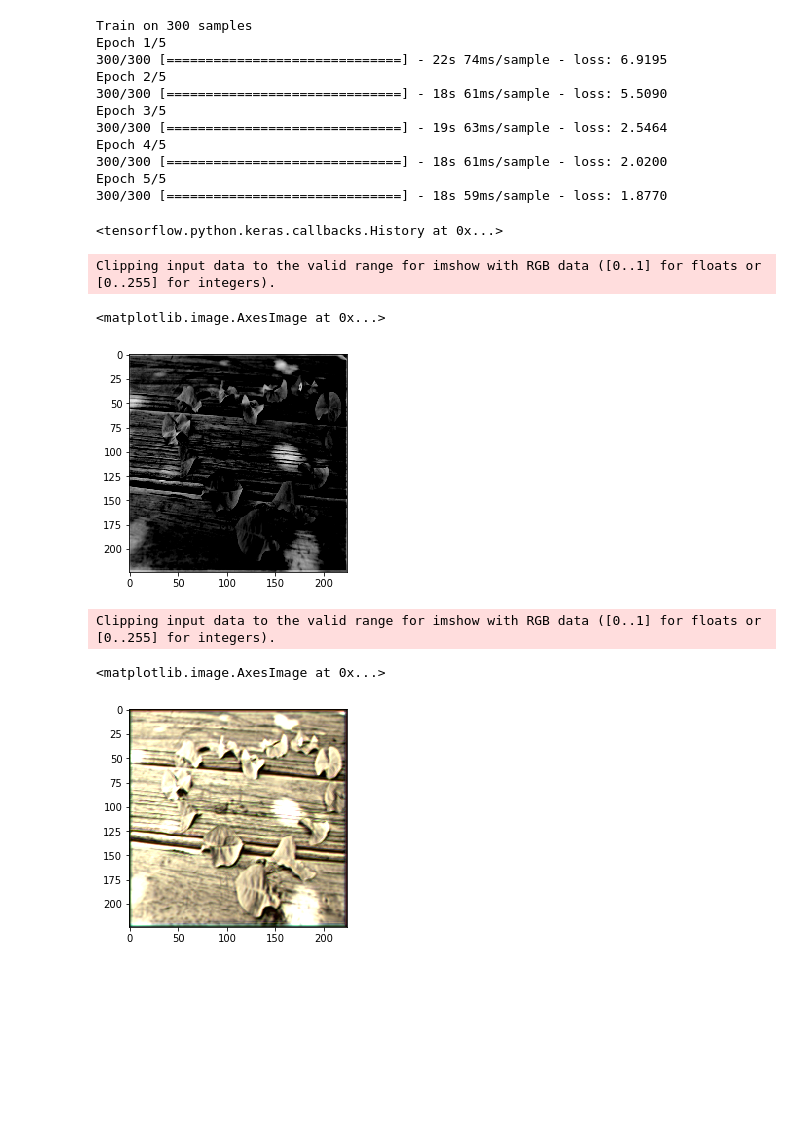
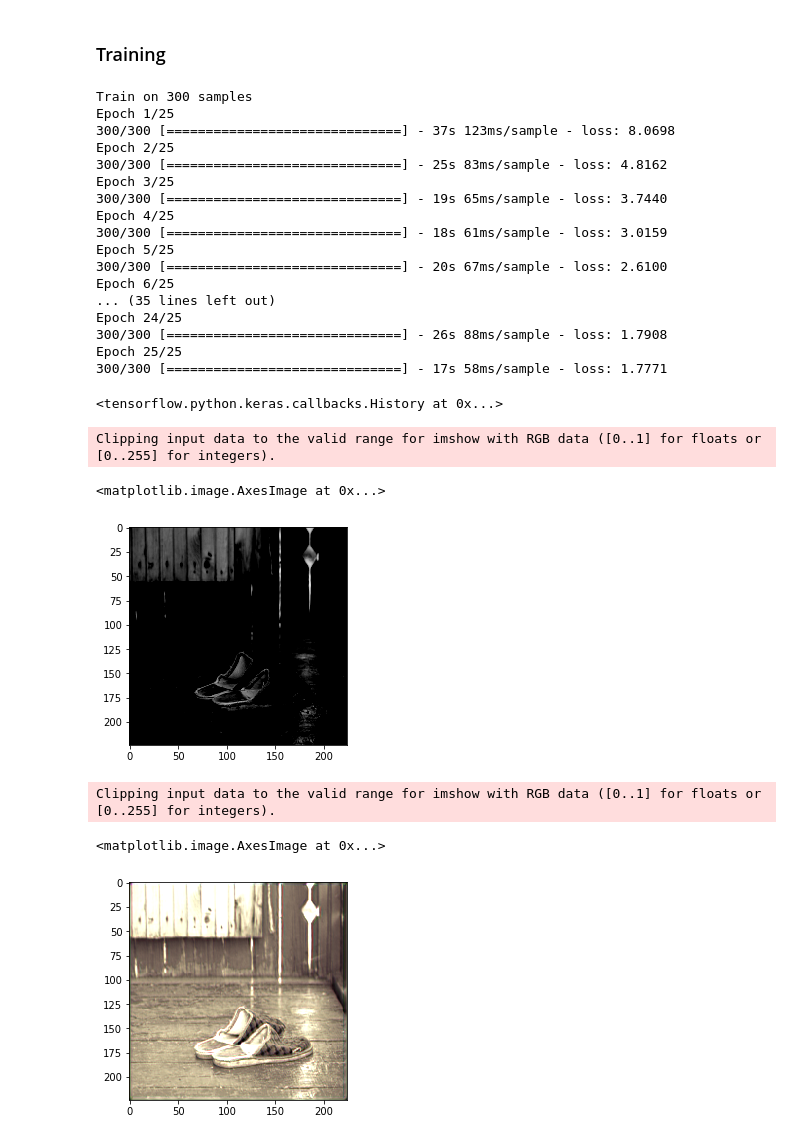
Before and after one commit to andrianhevalo/ImageColorizationCNN, a Jupyter notebook: ImageColorizationCNN.ipynb, the cells around one changed output. Saved outputs shown, nothing was run; the diff lists cells and outputs as text; code cells hidden in the pictures; blank space fills up the shorter version.

Commit message:
added training and normalization

```diff
--- a/ImageColorizationCNN.ipynb
+++ b/ImageColorizationCNN.ipynb
@@ -13,11 +23,11 @@ import tensorflow as tf
 images_gray = np.load('image-colorization/l/gray_scale.npy')
 images_lab = np.load('image-colorization/ab/ab/ab1.npy')
 # %%
-def pipe_line_img(gray_scale_imgs, batch_size = 100, preprocess_f = preprocess_input):
+def pipe_line_img(gray_scale_imgs, batch_size, preprocess_f = preprocess_input):
     imgs = np.zeros((batch_size, 224, 224, 3))
     for i in range(0, 3):
         imgs[:batch_size, :, :,i] = gray_scale_imgs[:batch_size]
     return preprocess_f(imgs)
 
-imgs_for_input = pipe_line_img(images_gray, batch_size = 300)
+imgs_for_input = pipe_line_img(images_gray, 300)
 # %%
@@ -50,51 +55,62 @@ def get_rbg_from_lab(gray_imgs, ab_imgs, n = 10):
 imgs_for_output = preprocess_input(get_rbg_from_lab(gray_imgs = images_gray, ab_imgs = images_lab, n = 300))
+# %% [markdown]
+### Training
 # %%
-model_simple = Sequential()
+model = Sequential()
 
-model_simple.add(Conv2D(strides = 1, kernel_size = 3, filters = 12, use_bias = True,
+model.add(Conv2D(strides = 1, kernel_size = 3, filters = 12, use_bias = True,
                         bias_initializer = tf.keras.initializers.RandomUniform(minval=-0.05, maxval=0.05) , padding = "valid", activation = tf.nn.relu))
 
-model_simple.add(Conv2D(strides = 1, kernel_size = 3, filters = 12, use_bias = True,
+model.add(Conv2D(strides = 1, kernel_size = 3, filters = 12, use_bias = True,
                         bias_initializer = tf.keras.initializers.RandomUniform(minval=-0.05, maxval=0.05) , padding = "valid", activation = tf.nn.relu))
 
-model_simple.add(Conv2DTranspose(strides = 1, kernel_size = 3, filters = 12, use_bias = True,
+
+model.add(Conv2DTranspose(strides = 1, kernel_size = 3, filters = 12, use_bias = True,
                                  bias_initializer = tf.keras.initializers.RandomUniform(minval=-0.05, maxval=0.05) , padding = "valid", activation = tf.nn.relu))
 
-model_simple.add(Conv2DTranspose(strides = 1, kernel_size = 3, filters = 3, use_bias = True,
+
+model.add(Conv2DTranspose(strides = 1, kernel_size = 3, filters = 3, use_bias = True,
                                  bias_initializer = tf.keras.initializers.RandomUniform(minval=-0.05, maxval=0.05) , padding = "valid", activation = tf.nn.relu))
 
+
 #Compile the model
-model_simple.compile(optimizer = tf.keras.optimizers.Adam(epsilon = 1e-8), loss = tf.compat.v1.losses.mean_pairwise_squared_error)
+model.compile(optimizer = tf.keras.optimizers.Adam(epsilon = 1e-8), loss = tf.compat.v1.losses.mean_pairwise_squared_error)
 # %%
 imgs_for_s = np.zeros((300, 224, 224, 1))
 imgs_for_s[:, :, :, 0] = images_gray[:300]
 # %%
-model_simple.fit(imgs_for_input, imgs_for_output, epochs = 5, batch_size = 16)
+model.fit(imgs_for_input, imgs_for_output, epochs = 25, batch_size = 20)
 # %% [output]
 Train on 300 samples
-Epoch 1/5
-300/300 [==============================] - 22s 74ms/sample - loss: 6.9195
-Epoch 2/5
-300/300 [==============================] - 18s 61ms/sample - loss: 5.5090
-Epoch 3/5
-300/300 [==============================] - 19s 63ms/sample - loss: 2.5464
-Epoch 4/5
-300/300 [==============================] - 18s 61ms/sample - loss: 2.0200
-Epoch 5/5
-300/300 [==============================] - 18s 59ms/sample - loss: 1.8770
+Epoch 1/25
+300/300 [==============================] - 37s 123ms/sample - loss: 8.0698
+Epoch 2/25
+300/300 [==============================] - 25s 83ms/sample - loss: 4.8162
+Epoch 3/25
+300/300 [==============================] - 19s 65ms/sample - loss: 3.7440
+Epoch 4/25
+300/300 [==============================] - 18s 61ms/sample - loss: 3.0159
+Epoch 5/25
+300/300 [==============================] - 20s 67ms/sample - loss: 2.6100
+Epoch 6/25
+... (35 lines left out)
+Epoch 24/25
+300/300 [==============================] - 26s 88ms/sample - loss: 1.7908
+Epoch 25/25
+300/300 [==============================] - 17s 58ms/sample - loss: 1.7771
 <tensorflow.python.keras.callbacks.History at 0x...>
 # %%
-plt.imshow(imgs_for_input[1])
+plt.imshow(imgs_for_input[60])
 # %% [output]
 Clipping input data to the valid range for imshow with RGB data ([0..1] for floats or [0..255] for integers).
 <matplotlib.image.AxesImage at 0x...>
-[figure, old version]
+[figure, new version]
 # %%
-prediction = model_simple.predict(imgs_for_input)
+prediction = model.predict(imgs_for_input)
 # %%
 #display the predicted image
-plt.imshow(prediction[1])
+plt.imshow(prediction[60])
 # %% [output]
 Clipping input data to the valid range for imshow with RGB data ([0..1] for floats or [0..255] for integers).
 <matplotlib.image.AxesImage at 0x...>
-[figure, old version]
+[figure, new version]
```
Also changed, not shown: parts of 4 cells of this notebook.
